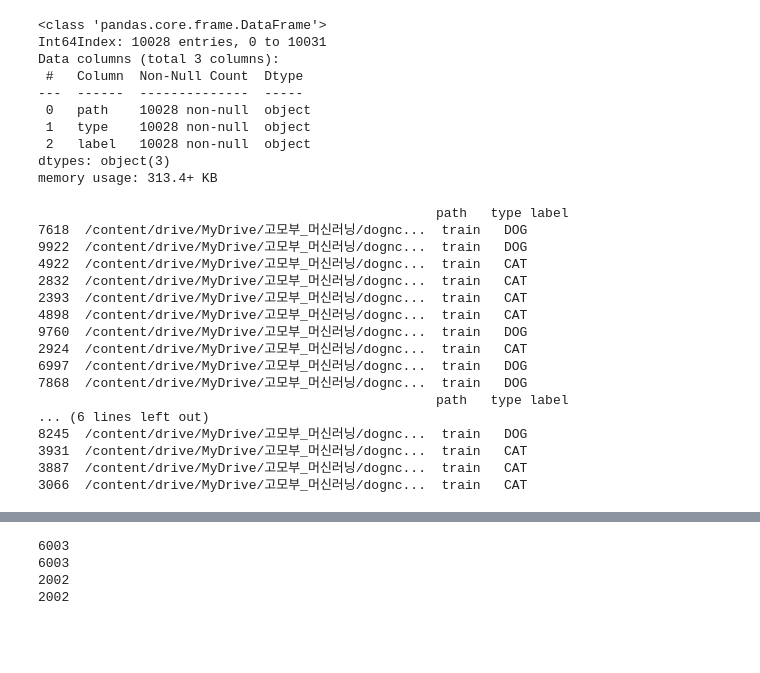
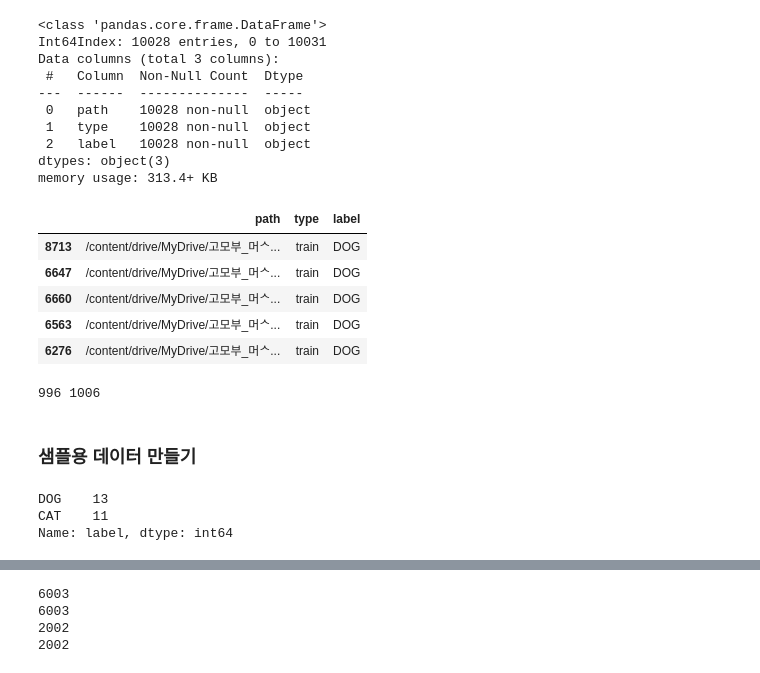
Before and after one commit to PJINU/My_Study2, a Jupyter notebook: Model_training/5_model_training.ipynb, the cells around one changed output, grey strips where cells are left out. Cells and saved outputs as stored; diff of their text form; code cells hidden in the pictures; blank space fills up the shorter version.

Commit message:
Update 5_model_training.ipynb sample data training

```diff
--- a/Model_training/5_model_training.ipynb
+++ b/Model_training/5_model_training.ipynb
@@ -76,7 +76,7 @@ memory usage: 313.4+ KB
 from sklearn.model_selection import train_test_split
 
 # train, validation 분리
-train_df, valid_df = train_test_split(cnd_df[cnd_df['type']=='train'], test_size = 0.25, )
+train_df, valid_df = train_test_split(cnd_df[cnd_df['type']=='train'], test_size = 0.25)
 
 # train dataset
 train_data = train_df['path'].values
@@ -87,27 +87,26 @@ train_label_indices = train_df['label'].replace(['CAT', 'DOG'], [0, 1]).values
 valid_data = valid_df['path'].values
 valid_label = valid_df['label'].values
 valid_label_indices = valid_df['label'].replace(['CAT', 'DOG'], [0,1]).values
-# %%
-sample_tr = train_df.sample(10)
-sample_val = valid_df.sample(10)
-
-print(sample_tr.head(10))
-print(sample_val.head(10))
-# %% [output]
-                                                   path   type label
-7618  /content/drive/MyDrive/고모부_머신러닝/dognc...  train   DOG
-9922  /content/drive/MyDrive/고모부_머신러닝/dognc...  train   DOG
-4922  /content/drive/MyDrive/고모부_머신러닝/dognc...  train   CAT
-2832  /content/drive/MyDrive/고모부_머신러닝/dognc...  train   CAT
-2393  /content/drive/MyDrive/고모부_머신러닝/dognc...  train   CAT
-4898  /content/drive/MyDrive/고모부_머신러닝/dognc...  train   CAT
-9760  /content/drive/MyDrive/고모부_머신러닝/dognc...  train   DOG
-2924  /content/drive/MyDrive/고모부_머신러닝/dognc...  train   CAT
-6997  /content/drive/MyDrive/고모부_머신러닝/dognc...  train   DOG
-7868  /content/drive/MyDrive/고모부_머신러닝/dognc...  train   DOG
-                                                   path   type label
-... (6 lines left out)
-8245  /content/drive/MyDrive/고모부_머신러닝/dognc...  train   DOG
-3931  /content/drive/MyDrive/고모부_머신러닝/dognc...  train   CAT
-3887  /content/drive/MyDrive/고모부_머신러닝/dognc...  train   CAT
-3066  /content/drive/MyDrive/고모부_머신러닝/dognc...  train   CAT
+# %%
+train_df.head()
+# %% [output]
+|  | path | type | label |
+| 8713 | /content/drive/MyDrive/고모부_머ᄉ... | train | DOG |
+| 6647 | /content/drive/MyDrive/고모부_머ᄉ... | train | DOG |
+| 6660 | /content/drive/MyDrive/고모부_머ᄉ... | train | DOG |
+| 6563 | /content/drive/MyDrive/고모부_머ᄉ... | train | DOG |
+| 6276 | /content/drive/MyDrive/고모부_머ᄉ... | train | DOG |
+# %%
+count_c = 0
+count_d = 0
+for file_name in valid_data:
+    if 'cats' in file_name:
+        count_c += 1
+    elif 'dogs' in file_name:
+        count_d += 1
+
+print(count_c, count_d)
+# %% [output]
+996 1006
+# %% [markdown]
+### 샘플용 데이터 만들기
@@ -114,3 +120,9 @@ print(sample_val.head(10))
+# %%
+sample_val['label'].value_counts()
+# %% [output]
+DOG    13
+CAT    11
+Name: label, dtype: int64
 # %%
 sample_tr_data = sample_tr['path'].values
 sample_tr_label = sample_tr['label'].replace(['CAT', 'DOG'], [0,1]).values
```
Also changed, not shown: parts of 17 cells of this notebook.
